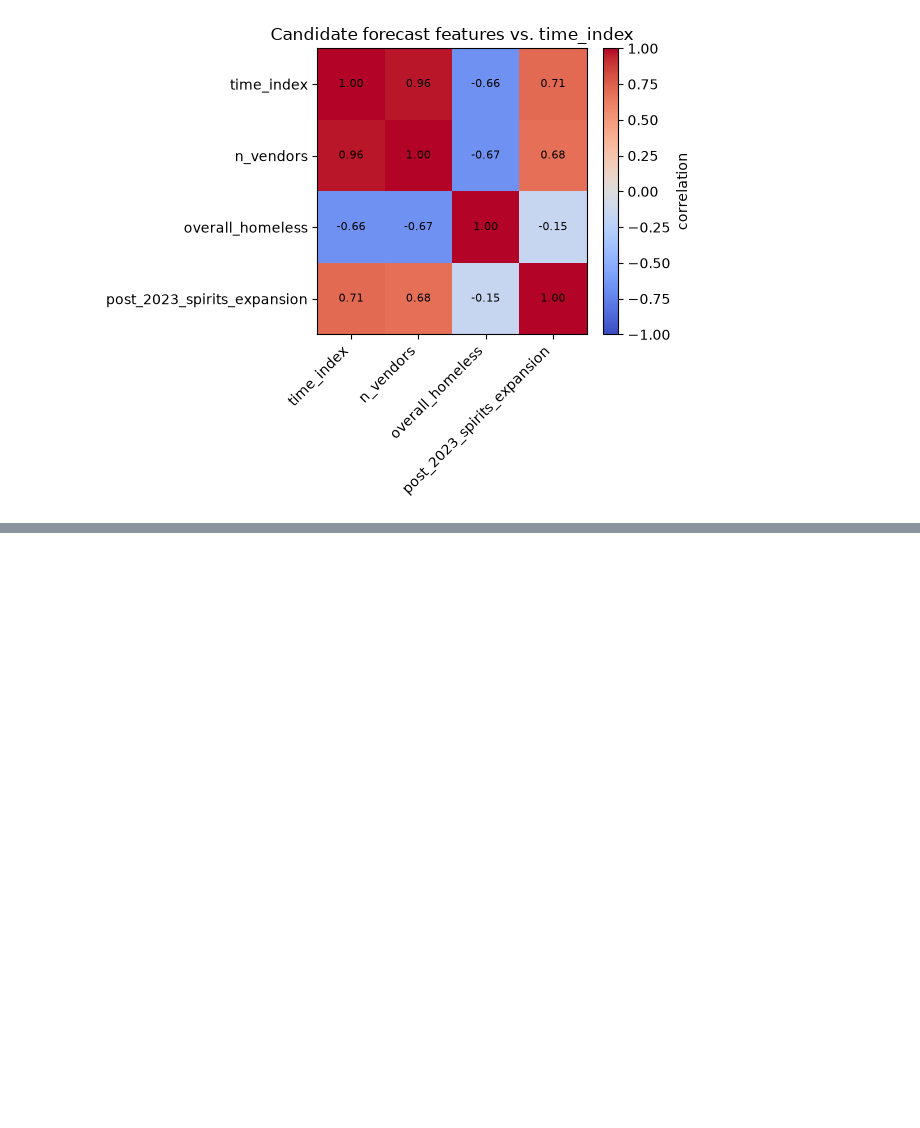
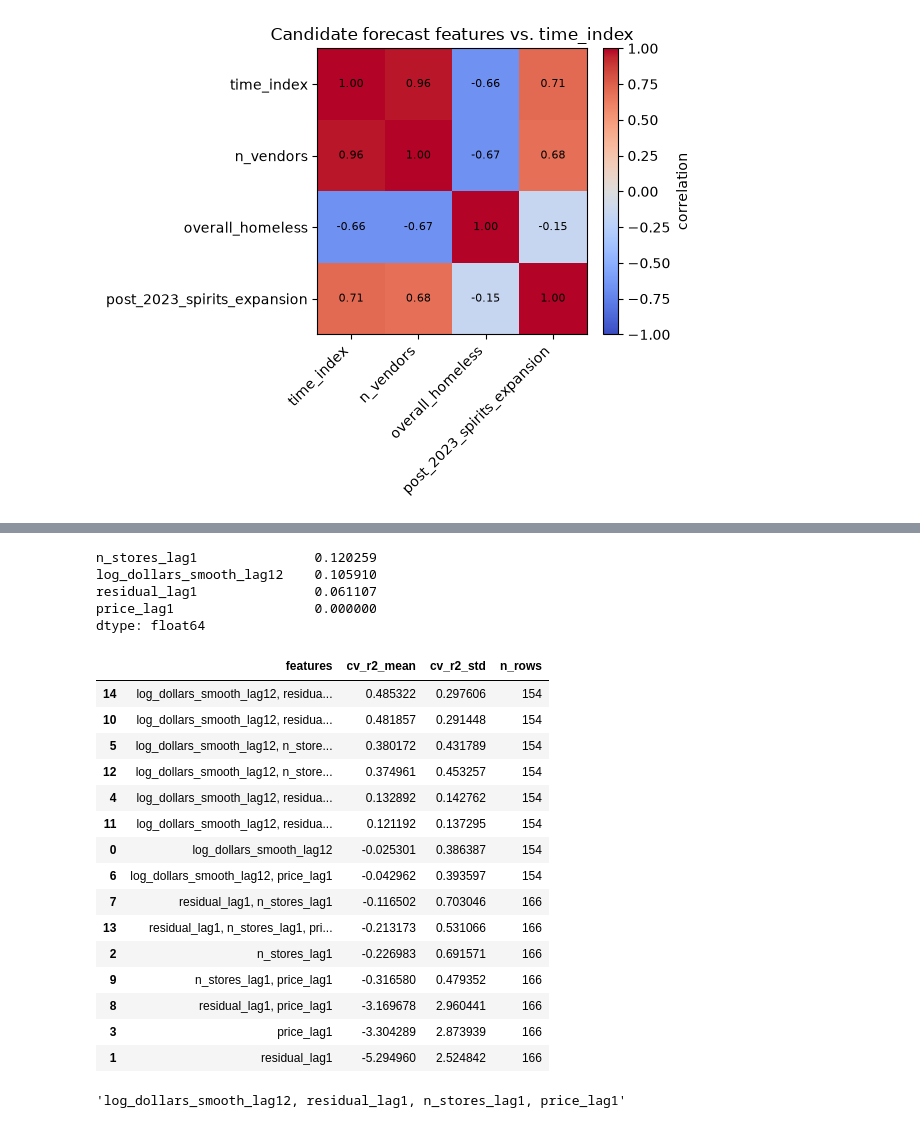
Before and after one commit to Madlenate/Iowa_Alcohol_sales_prediciton, a Jupyter notebook: Project_1_analysis.ipynb, the cells around one changed output, grey strips where cells are left out. Saved outputs shown, nothing was run; the diff lists cells and outputs as text; code cells hidden in the pictures; blank space fills up the shorter version.

```diff
--- a/Project_1_analysis.ipynb
+++ b/Project_1_analysis.ipynb
@@ -1139,0 +1219,57 @@ Forecast for January 2026: $38,893,375
+# %%
+best_lasso = forecast_candidates["Lasso"]
+best_lasso.fit(X_forecast, y_forecast)
+lasso_step = best_lasso.named_steps["lasso"] if hasattr(best_lasso, "named_steps") else best_lasso
+coefs = pd.Series(lasso_step.coef_, index=forecast_cols).sort_values(key=abs, ascending=False)
+print(coefs)
+# %% [output]
+n_stores_lag1               0.120259
+log_dollars_smooth_lag12    0.105910
+residual_lag1               0.061107
+price_lag1                  0.000000
+dtype: float64
+# %%
+from itertools import combinations
+
+candidate_features = ["log_dollars_smooth_lag12", "residual_lag1", "n_stores_lag1", "price_lag1"]
+subset_results = []
+
+for r in range(1, len(candidate_features) + 1):
+    for subset in combinations(candidate_features, r):
+        cols = list(subset)
+        data = statewide_full[cols +["log_dollars_smooth_next"]].dropna()
+        X_sub, y_sub = data[cols], data["log_dollars_smooth_next"]
+
+        fold_scores = []
+        for train_idx, test_idx in tscv.split(X_sub):
+            model = make_pipeline(StandardScaler(), Lasso(alpha=0.01))
+            model.fit(X_sub.iloc[train_idx], y_sub.iloc[train_idx])
+            fold_scores.append(r2_score(y_sub.iloc[test_idx], model.predict(X_sub.iloc[test_idx])))
+
+        subset_results.append((", ".join(cols), np.mean(fold_scores), np.std(fold_scores), len(data)))
+
+subset_df = pd.DataFrame(
+    subset_results, columns=["features", "cv_r2_mean", "cv_r2_std", "n_rows"]
+).sort_values("cv_r2_mean", ascending=False)
+subset_df
+# %% [output]
+|  | features | cv_r2_mean | cv_r2_std | n_rows |
+| 14 | log_dollars_smooth_lag12, residua... | 0.485322 | 0.297606 | 154 |
+| 10 | log_dollars_smooth_lag12, residua... | 0.481857 | 0.291448 | 154 |
+| 5 | log_dollars_smooth_lag12, n_store... | 0.380172 | 0.431789 | 154 |
+| 12 | log_dollars_smooth_lag12, n_store... | 0.374961 | 0.453257 | 154 |
+| 4 | log_dollars_smooth_lag12, residua... | 0.132892 | 0.142762 | 154 |
+| 11 | log_dollars_smooth_lag12, residua... | 0.121192 | 0.137295 | 154 |
+| 0 | log_dollars_smooth_lag12 | -0.025301 | 0.386387 | 154 |
+| 6 | log_dollars_smooth_lag12, price_lag1 | -0.042962 | 0.393597 | 154 |
+| 7 | residual_lag1, n_stores_lag1 | -0.116502 | 0.703046 | 166 |
+| 13 | residual_lag1, n_stores_lag1, pri... | -0.213173 | 0.531066 | 166 |
+| 2 | n_stores_lag1 | -0.226983 | 0.691571 | 166 |
+| 9 | n_stores_lag1, price_lag1 | -0.316580 | 0.479352 | 166 |
+| 8 | residual_lag1, price_lag1 | -3.169678 | 2.960441 | 166 |
+| 3 | price_lag1 | -3.304289 | 2.873939 | 166 |
+| 1 | residual_lag1 | -5.294960 | 2.524842 | 166 |
+# %%
+subset_df["features"].loc[14]
+# %% [output]
+'log_dollars_smooth_lag12, residual_lag1, n_stores_lag1, price_lag1'
```
Also changed, not shown: parts of 11 cells of this notebook.
